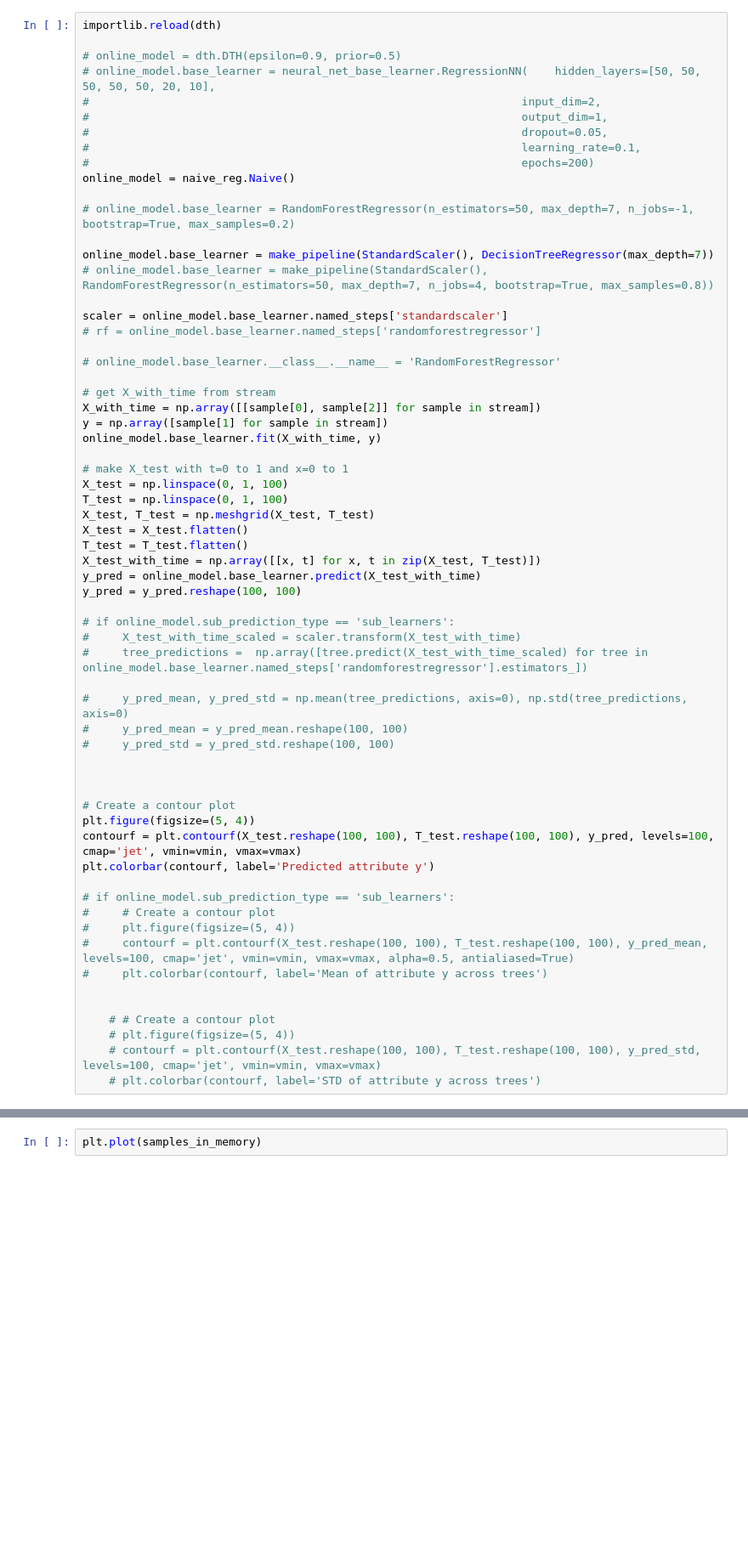
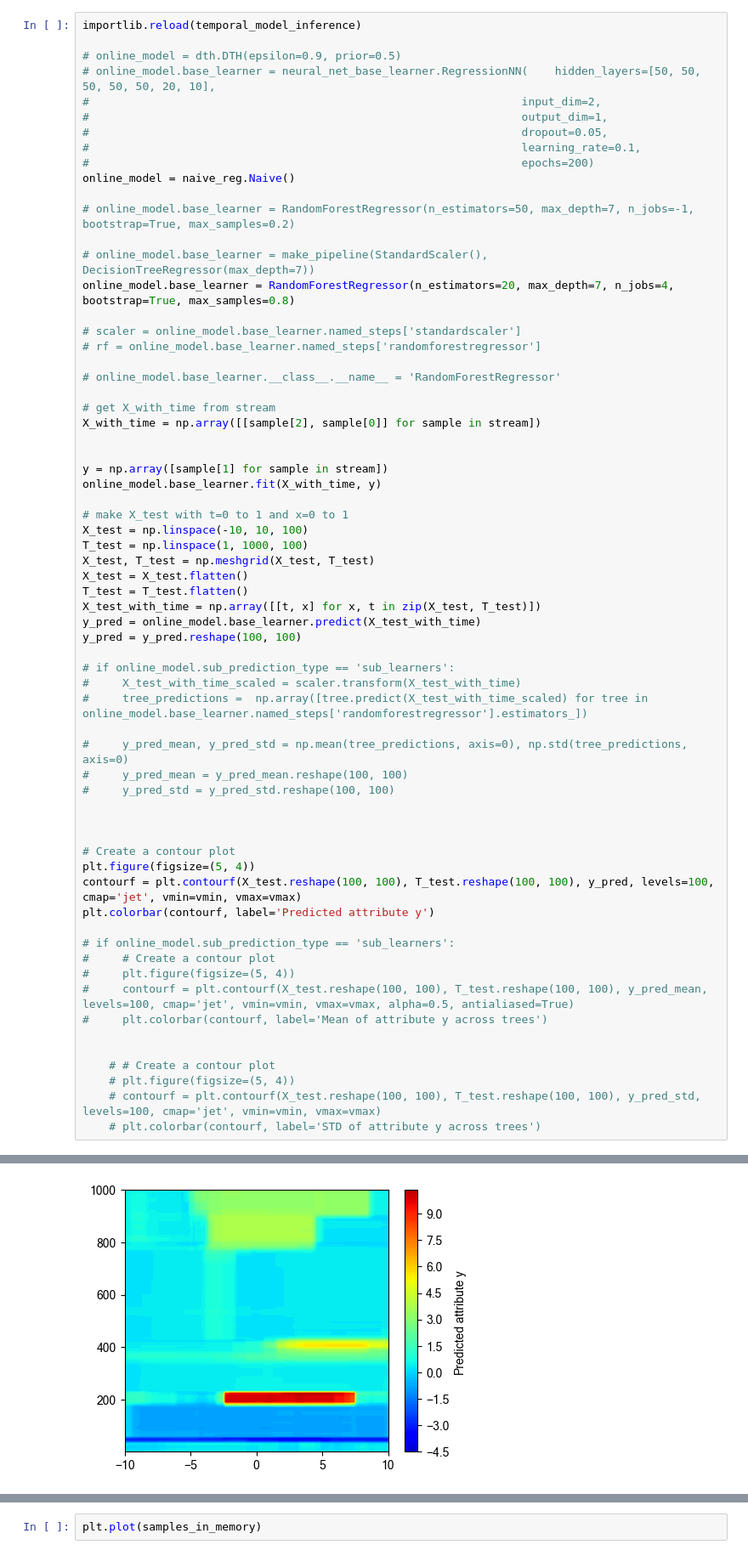
Before and after one commit to hossein-haeri/msmsa, a Jupyter notebook: dth_run.ipynb, the cells around one changed output, grey strips where cells are left out. Shown: that part at 85% size. Cells and saved outputs as stored; diff of their text form; blank space fills up the shorter version.

```diff
--- a/dth_run.ipynb
+++ b/dth_run.ipynb
@@ -156,5 +205,5 @@ plt.show()
 # %%
-importlib.reload(dth)
+importlib.reload(temporal_model_inference)
 
 # online_model = dth.DTH(epsilon=0.9, prior=0.5)
 # online_model.base_learner = neural_net_base_learner.RegressionNN(    hidden_layers=[50, 50, 50, 50, 50, 20, 10],
@@ -167,56 +216,59 @@ online_model = naive_reg.Naive()
 
 # online_model.base_learner = RandomForestRegressor(n_estimators=50, max_depth=7, n_jobs=-1, bootstrap=True, max_samples=0.2)
 
-online_model.base_learner = make_pipeline(StandardScaler(), DecisionTreeRegressor(max_depth=7))
-# online_model.base_learner = make_pipeline(StandardScaler(), RandomForestRegressor(n_estimators=50, max_depth=7, n_jobs=4, bootstrap=True, max_samples=0.8))
+# online_model.base_learner = make_pipeline(StandardScaler(), DecisionTreeRegressor(max_depth=7))
+online_model.base_learner = RandomForestRegressor(n_estimators=20, max_depth=7, n_jobs=4, bootstrap=True, max_samples=0.8)
 
-scaler = online_model.base_learner.named_steps['standardscaler']
+# scaler = online_model.base_learner.named_steps['standardscaler']
 # rf = online_model.base_learner.named_steps['randomforestregressor']
 
 # online_model.base_learner.__class__.__name__ = 'RandomForestRegressor'
 
 # get X_with_time from stream
-X_with_time = np.array([[sample[0], sample[2]] for sample in stream])
+X_with_time = np.array([[sample[2], sample[0]] for sample in stream])
+
+
 y = np.array([sample[1] for sample in stream])
 online_model.base_learner.fit(X_with_time, y)
 
 # make X_test with t=0 to 1 and x=0 to 1
-X_test = np.linspace(0, 1, 100)
-T_test = np.linspace(0, 1, 100)
+X_test = np.linspace(-10, 10, 100)
+T_test = np.linspace(1, 1000, 100)
 X_test, T_test = np.meshgrid(X_test, T_test)
 X_test = X_test.flatten()
 T_test = T_test.flatten()
-X_test_with_time = np.array([[x, t] for x, t in zip(X_test, T_test)])
+X_test_with_time = np.array([[t, x] for x, t in zip(X_test, T_test)])
 y_pred = online_model.base_learner.predict(X_test_with_time)
 y_pred = y_pred.reshape(100, 100)
 
 # if online_model.sub_prediction_type == 'sub_learners':
 #     X_test_with_time_scaled = scaler.transform(X_test_with_time)
 #     tree_predictions =  np.array([tree.predict(X_test_with_time_scaled) for tree in online_model.base_learner.named_steps['randomforestregressor'].estimators_])
 
 #     y_pred_mean, y_pred_std = np.mean(tree_predictions, axis=0), np.std(tree_predictions, axis=0)
 #     y_pred_mean = y_pred_mean.reshape(100, 100)
 #     y_pred_std = y_pred_std.reshape(100, 100)
 
 
 
 # Create a contour plot
 plt.figure(figsize=(5, 4))
 contourf = plt.contourf(X_test.reshape(100, 100), T_test.reshape(100, 100), y_pred, levels=100, cmap='jet', vmin=vmin, vmax=vmax)
 plt.colorbar(contourf, label='Predicted attribute y')
 
 # if online_model.sub_prediction_type == 'sub_learners':
 #     # Create a contour plot
 #     plt.figure(figsize=(5, 4))
 #     contourf = plt.contourf(X_test.reshape(100, 100), T_test.reshape(100, 100), y_pred_mean, levels=100, cmap='jet', vmin=vmin, vmax=vmax, alpha=0.5, antialiased=True)
 #     plt.colorbar(contourf, label='Mean of attribute y across trees')
 
 
     # # Create a contour plot
     # plt.figure(figsize=(5, 4))
     # contourf = plt.contourf(X_test.reshape(100, 100), T_test.reshape(100, 100), y_pred_std, levels=100, cmap='jet', vmin=vmin, vmax=vmax)
     # plt.colorbar(contourf, label='STD of attribute y across trees')
 # %% [output]
 <matplotlib.colorbar.Colorbar at 0x...>
+[figure, added]
 # %%
 %matplotlib qt
```
Also changed, not shown: parts of 5 cells of this notebook, 30 other files.
